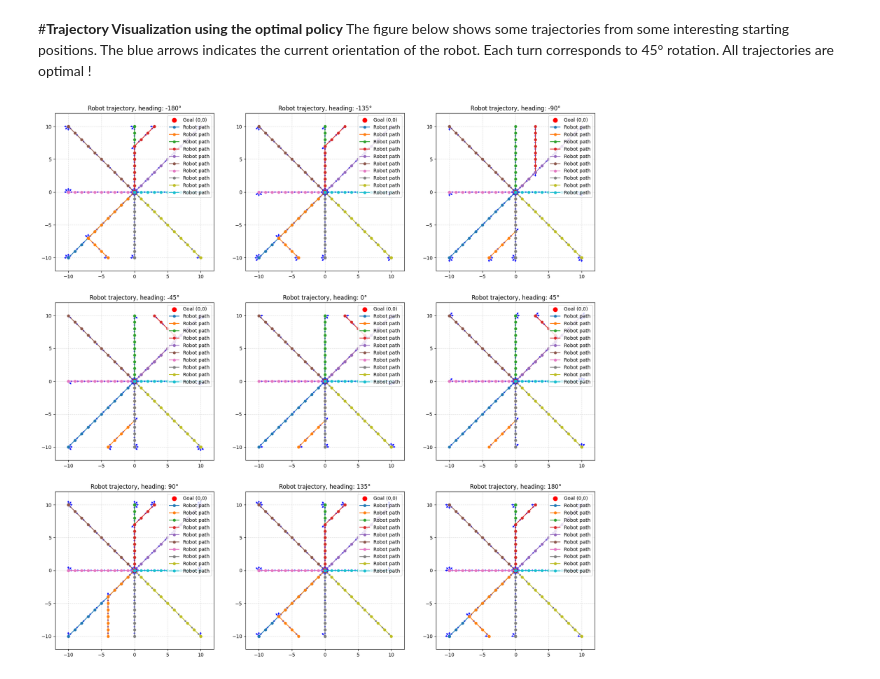
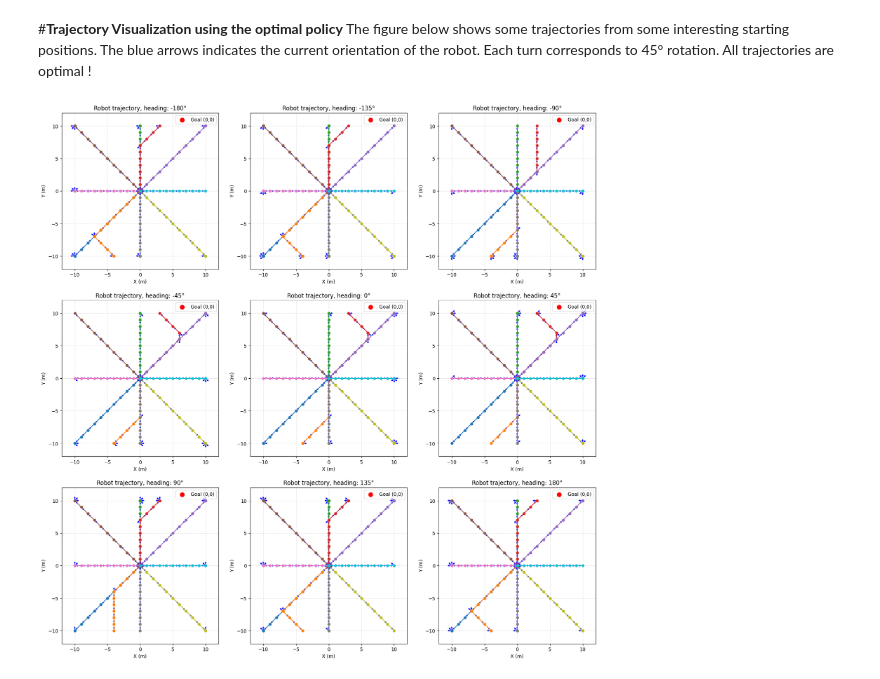
Before and after one commit to Fousseyni-Sang/rl-blog, a Jupyter notebook: ch2/application/ch2_part2_value_iteration.ipynb, the cells around one changed output. Drawn from its saved outputs; the diff is of its cells as text; code cells hidden in the pictures.

Commit message:
update: chapter 2 part 2 application of value iteration in a robotic navigation task

```diff
--- a/ch2/application/ch2_part2_value_iteration.ipynb
+++ b/ch2/application/ch2_part2_value_iteration.ipynb
@@ -641,32 +683,37 @@ for j in range (len(heading_list)):
     xs, ys, thetas = [], [], []
     state = state_list[i]
     done = False
     for i in range(num_iter):
         xs.append(state[0])
         ys.append(state[1])
         thetas.append(np.deg2rad(state[2]))
 
         action = valiter.policy(state)
         next_state, reward = valiter.trans_matrix[valiter.state_to_str(state)][action]
 
         state = next_state.copy()
 
         if done:
           break
 
     # Plot path
-    plt.plot(xs, ys, '-o', markersize=5, label='Robot path')
+    if i==0:
+        plt.plot(xs, ys, '-o', markersize=5, label='Robot path')
+    else:
+        plt.plot(xs, ys, '-o', markersize=5)
+    plt.xlabel("X (m)")
+    plt.ylabel("Y (m)")
 
     # Plot orientation arrows
     for x, y, th in zip(xs, ys, thetas):  # every 3 steps for clarity
         plt.arrow(x, y, 0.4*np.cos(th), 0.4*np.sin(th),
                   head_width=0.2, head_length=0.2, fc='blue', ec='blue')
 
 
 
   plt.title(f"Robot trajectory, heading: {heading}°")
   plt.legend(loc="upper right")
 
 plt.show()
 # %% [output]
-[figure, old version]
+[figure, new version]
```
Also changed, not shown: parts of 5 cells of this notebook, 1 other file.
